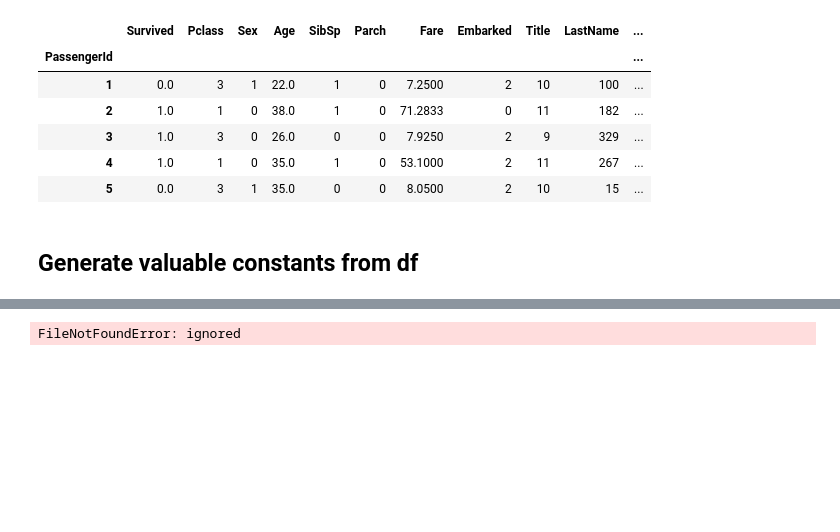
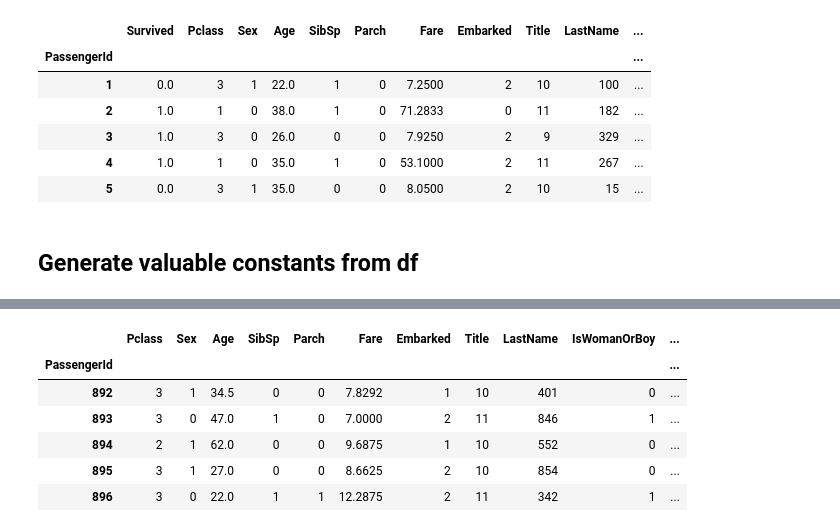
Before and after one commit to tpeat/titanic-ml, a Jupyter notebook: titanic_MOGP.ipynb, the cells around one changed output, grey strips where cells are left out. Cells and saved outputs as stored; diff of their text form; code cells hidden in the pictures; blank space fills up the shorter version.

```diff
--- a/titanic_MOGP.ipynb
+++ b/titanic_MOGP.ipynb
@@ -351,10 +556,16 @@ Area Under Curve: 0.1372118679874184
 # %%
 predictions = [ind for ind in hof]
 # %%
-test_df = pd.read_csv("clean_test_data.csv", index_col = "PassengerId")
+test_df = pd.read_csv("processed_test.csv", index_col = "PassengerId")
 test_df.head()
 # %% [output]
-FileNotFoundError: ignored
+|  | Pclass | Sex | Age | SibSp | Parch | Fare | Embarked | Title | LastName | IsWomanOrBoy | ... |
+| PassengerId |  |  |  |  |  |  |  |  |  |  | ... |
+| 892 | 3 | 1 | 34.5 | 0 | 0 | 7.8292 | 1 | 10 | 401 | 0 | ... |
+| 893 | 3 | 0 | 47.0 | 1 | 0 | 7.0000 | 2 | 11 | 846 | 1 | ... |
+| 894 | 2 | 1 | 62.0 | 0 | 0 | 9.6875 | 1 | 10 | 552 | 0 | ... |
+| 895 | 3 | 1 | 27.0 | 0 | 0 | 8.6625 | 2 | 10 | 854 | 0 | ... |
+| 896 | 3 | 0 | 22.0 | 1 | 1 | 12.2875 | 2 | 11 | 342 | 1 | ... |
 # %%
 def eval_test(points, pset):
     out = pd.DataFrame(index=test_df.index)
```
Also changed, not shown: parts of 23 cells of this notebook.
